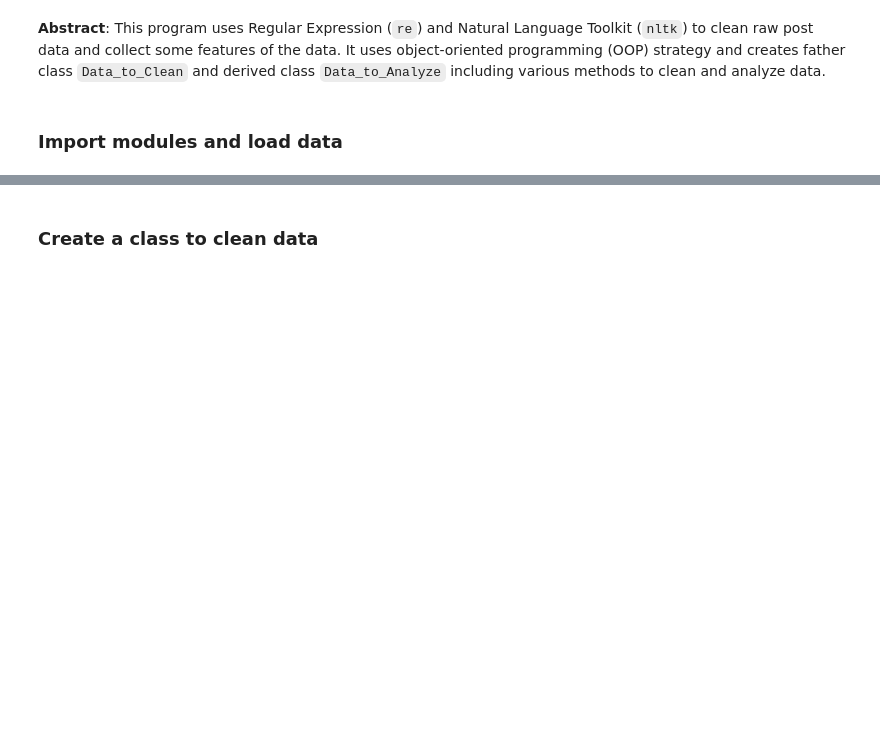
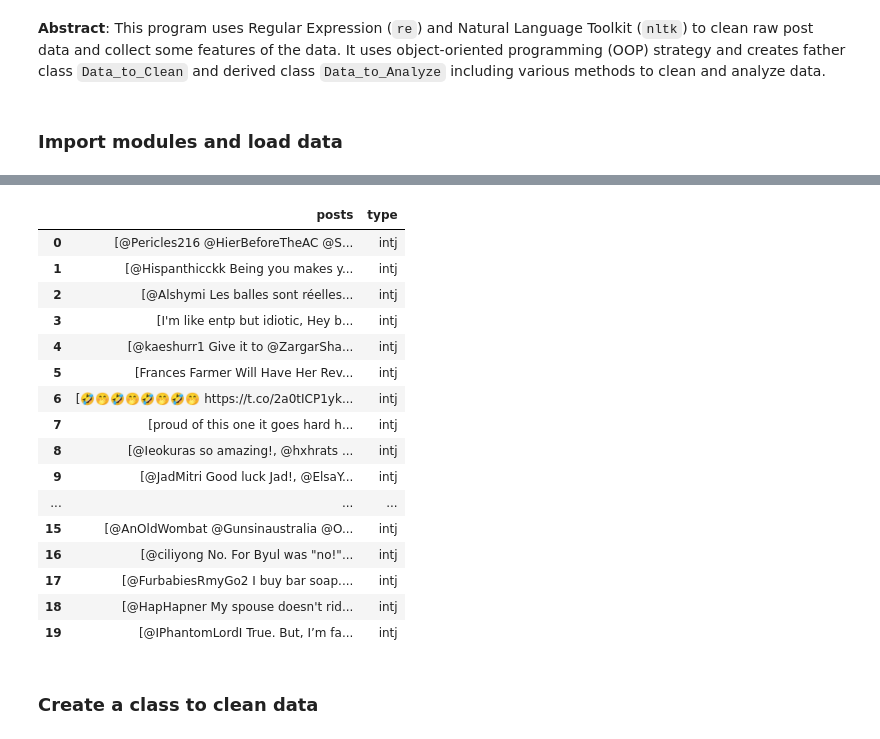
Before and after one commit to DominicMin/Intro_to_DS_Assignment, a Jupyter notebook: py_Code/data_clean.ipynb, the cells around one changed output, grey strips where cells are left out. Cells and saved outputs as stored; diff of their text form; code cells hidden in the pictures; blank space fills up the shorter version.

```diff
--- a/py_Code/data_clean.ipynb
+++ b/py_Code/data_clean.ipynb
@@ -88,4 +94,27 @@ ESTJ      39
 Name: count, dtype: int64
+# %%
+for i in raw_data.index:
+    raw_data.loc[i,"posts"]=raw_data.loc[i,"posts"].split("|||")
+# %%
+raw_data.head(20)
+# %% [output]
+|  | posts | type |
+| 0 | [@Pericles216 @HierBeforeTheAC @S... | intj |
+| 1 | [@Hispanthicckk Being you makes y... | intj |
+| 2 | [@Alshymi Les balles sont réelles... | intj |
+| 3 | [I'm like entp but idiotic, Hey b... | intj |
+| 4 | [@kaeshurr1 Give it to @ZargarSha... | intj |
+| 5 | [Frances Farmer Will Have Her Rev... | intj |
+| 6 | [🤣🤭🤣🤭🤣🤭🤣🤭 https://t.co/2a0tICP1yk... | intj |
+| 7 | [proud of this one it goes hard h... | intj |
+| 8 | [@Ieokuras so amazing!, @hxhrats ... | intj |
+| 9 | [@JadMitri Good luck Jad!, @ElsaY... | intj |
+| ... | ... | ... |
+| 15 | [@AnOldWombat @Gunsinaustralia @O... | intj |
+| 16 | [@ciliyong No. For Byul was "no!"... | intj |
+| 17 | [@FurbabiesRmyGo2 I buy bar soap.... | intj |
+| 18 | [@HapHapner My spouse doesn't rid... | intj |
+| 19 | [@IPhantomLordI True. But, I’m fa... | intj |
 # %% [markdown]
 ### Create a class to clean data
 # %%
```
Also changed, not shown: parts of 18 cells of this notebook, 26 other files.
